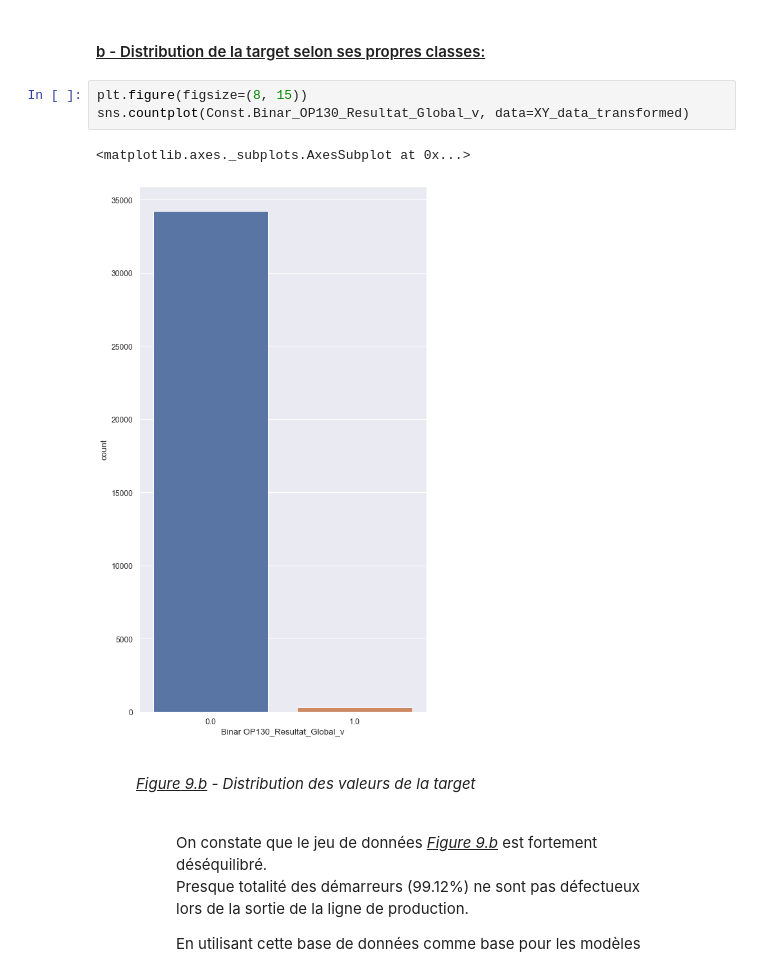
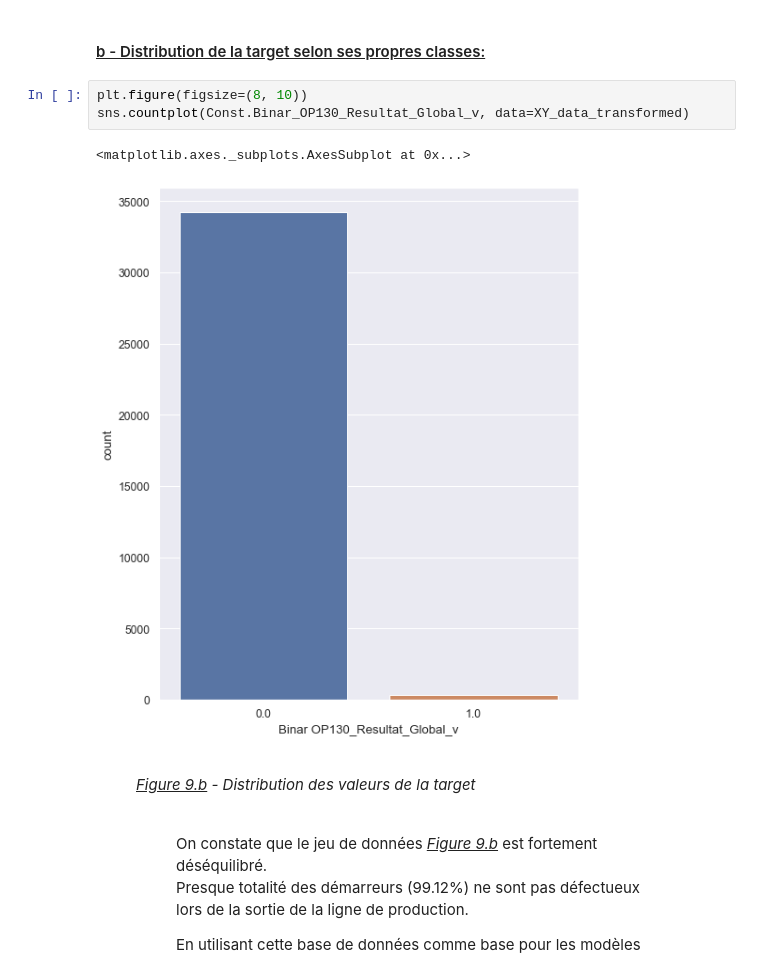
Before and after one commit to W-Alphonse/EXED-Training, a Jupyter notebook: ___VALEO/src/notebooks/valeo.ipynb, the cells around one changed output. Cells and saved outputs as stored; diff of their text form.

```diff
--- a/___VALEO/src/notebooks/valeo.ipynb
+++ b/___VALEO/src/notebooks/valeo.ipynb
@@ -1166,11 +1352,11 @@ Nombre total des démarreurs KO / Classe minoritaire - Les TRUE POSITIVE - Class
 # %% [markdown]
 #### <u>b - Distribution de la target selon ses propres classes:</u>
 # %%
-plt.figure(figsize=(8, 15))
+plt.figure(figsize=(8, 10))
 sns.countplot(Const.Binar_OP130_Resultat_Global_v, data=XY_data_transformed)
 # %% [output]
 <matplotlib.axes._subplots.AxesSubplot at 0x...>
-[figure, old version]
+[figure, new version]
 # %% [markdown]
 <figure>
 <figcaption><i><u>Figure 9.b</u> - Distribution des valeurs de la target</i></figcaption>
```
Also changed, not shown: parts of 25 cells of this notebook.
